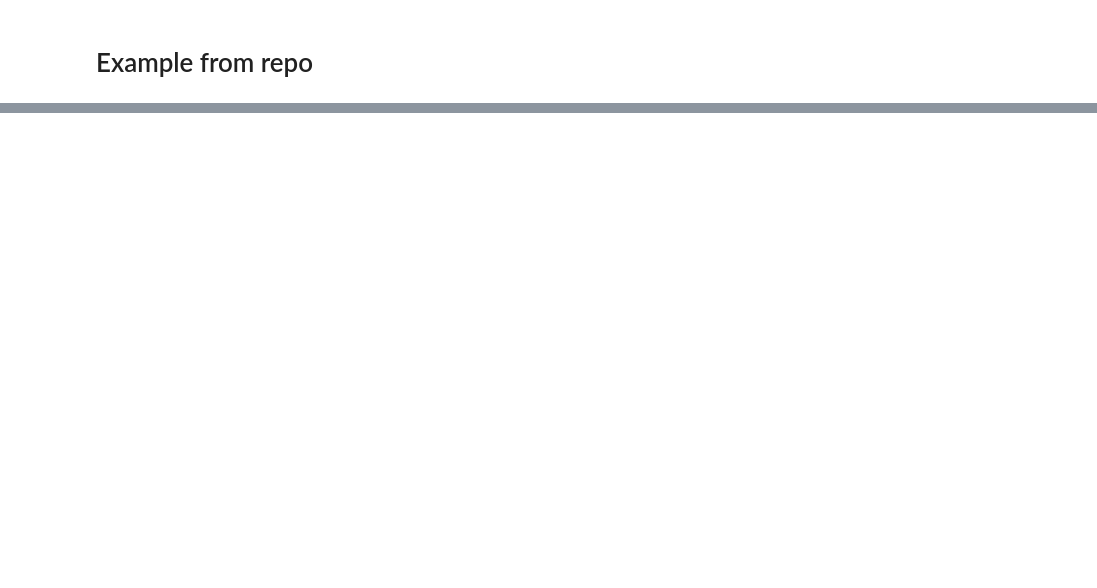
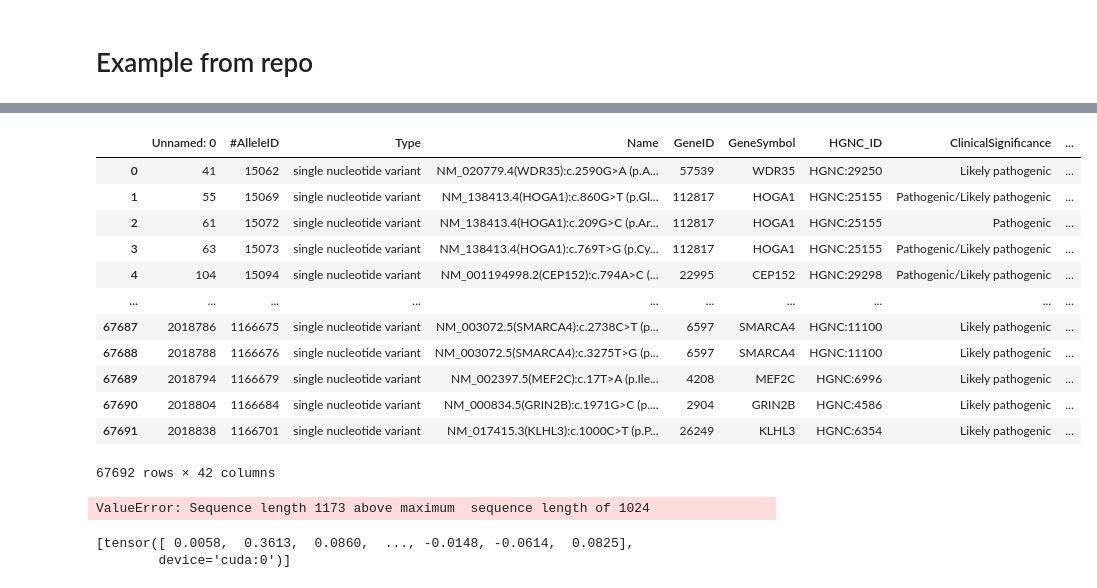
Before and after one commit to Dzeiberg/processBioDBs, a Jupyter notebook: 03_Get_Embedding.ipynb, the cells around one changed output, grey strips where cells are left out. Saved outputs shown, nothing was run; the diff lists cells and outputs as text; code cells hidden in the pictures; blank space fills up the shorter version.

```diff
--- a/03_Get_Embedding.ipynb
+++ b/03_Get_Embedding.ipynb
@@ -50,0 +79,16 @@ representation,results2 = getSequenceRepresentation([("FoxRed1",getSequence("Fox
+# %%
+df
+# %% [output]
+|  | Unnamed: 0 | #AlleleID | Type | Name | GeneID | GeneSymbol | HGNC_ID | ClinicalSignificance | ... |
+| 0 | 41 | 15062 | single nucleotide variant | NM_020779.4(WDR35):c.2590G>A (p.A... | 57539 | WDR35 | HGNC:29250 | Likely pathogenic | ... |
+| 1 | 55 | 15069 | single nucleotide variant | NM_138413.4(HOGA1):c.860G>T (p.Gl... | 112817 | HOGA1 | HGNC:25155 | Pathogenic/Likely pathogenic | ... |
+| 2 | 61 | 15072 | single nucleotide variant | NM_138413.4(HOGA1):c.209G>C (p.Ar... | 112817 | HOGA1 | HGNC:25155 | Pathogenic | ... |
+| 3 | 63 | 15073 | single nucleotide variant | NM_138413.4(HOGA1):c.769T>G (p.Cy... | 112817 | HOGA1 | HGNC:25155 | Pathogenic/Likely pathogenic | ... |
+| 4 | 104 | 15094 | single nucleotide variant | NM_001194998.2(CEP152):c.794A>C (... | 22995 | CEP152 | HGNC:29298 | Pathogenic/Likely pathogenic | ... |
+| ... | ... | ... | ... | ... | ... | ... | ... | ... | ... |
+| 67687 | 2018786 | 1166675 | single nucleotide variant | NM_003072.5(SMARCA4):c.2738C>T (p... | 6597 | SMARCA4 | HGNC:11100 | Likely pathogenic | ... |
+| 67688 | 2018788 | 1166676 | single nucleotide variant | NM_003072.5(SMARCA4):c.3275T>G (p... | 6597 | SMARCA4 | HGNC:11100 | Likely pathogenic | ... |
+| 67689 | 2018794 | 1166679 | single nucleotide variant | NM_002397.5(MEF2C):c.17T>A (p.Ile... | 4208 | MEF2C | HGNC:6996 | Likely pathogenic | ... |
+| 67690 | 2018804 | 1166684 | single nucleotide variant | NM_000834.5(GRIN2B):c.1971G>C (p.... | 2904 | GRIN2B | HGNC:4586 | Likely pathogenic | ... |
+| 67691 | 2018838 | 1166701 | single nucleotide variant | NM_017415.3(KLHL3):c.1000C>T (p.P... | 26249 | KLHL3 | HGNC:6354 | Likely pathogenic | ... |
+67692 rows × 42 columns
@@ -50,0 +103,9 @@ representation,results2 = getSequenceRepresentation([("FoxRed1",getSequence("Fox
+# %%
+missenseSeuence_represntations, missenseResults = getSequenceRepresentation(seqs[:10])
+# %% [output]
+ValueError: Sequence length 1173 above maximum  sequence length of 1024
+# %%
+missenseSeuence_represntations
+# %% [output]
+[tensor([ 0.0058,  0.3613,  0.0860,  ..., -0.0148, -0.0614,  0.0825],
+        device='cuda:0')]
```
Also changed, not shown: parts of 12 cells of this notebook.
